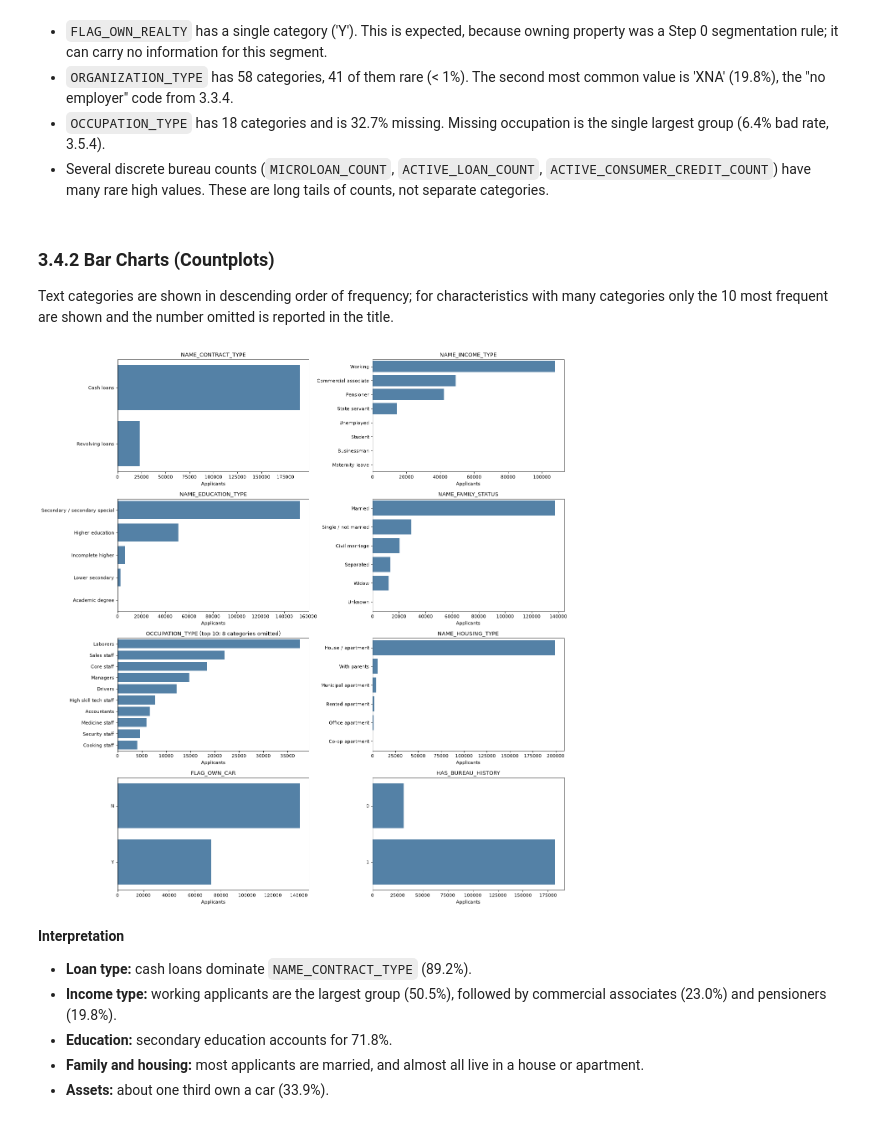
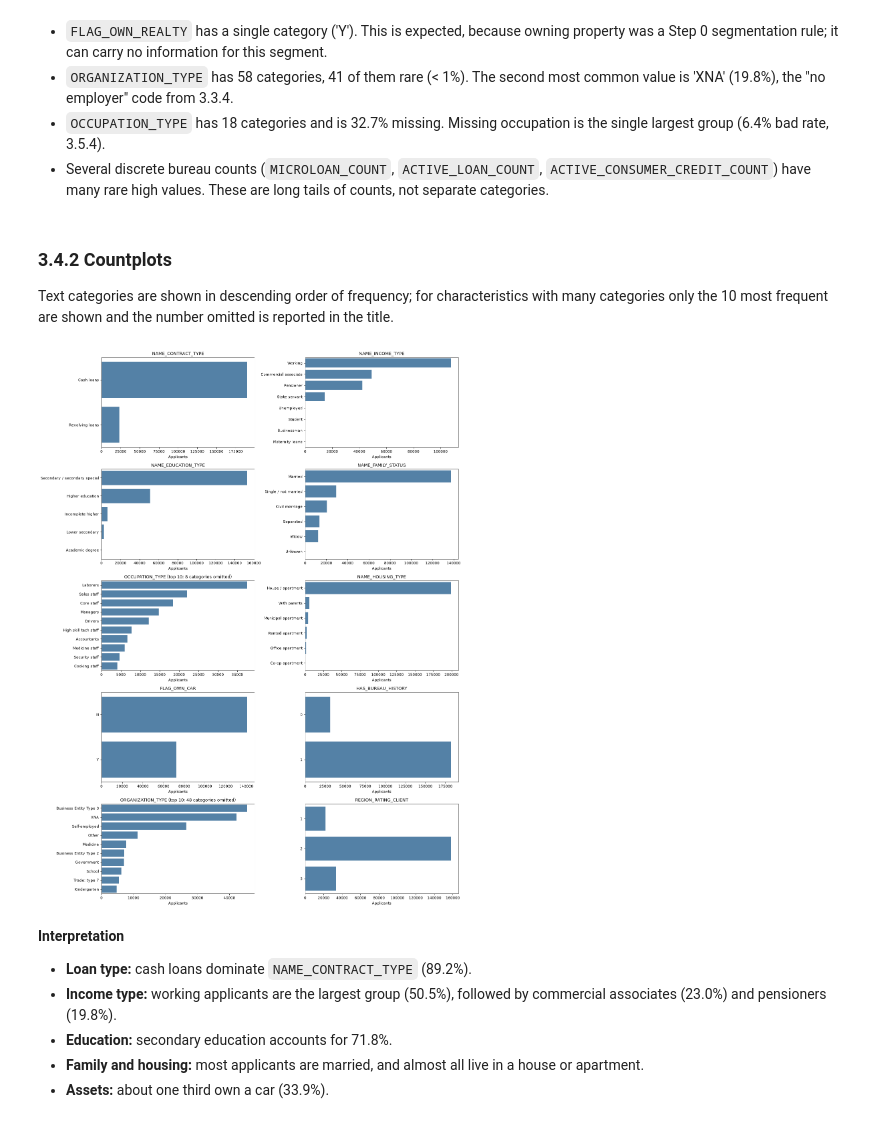
Before and after one commit to LeeLinWang/faproject, a Jupyter notebook: 03_EDA.ipynb, the cells around one changed output. Saved outputs shown, nothing was run; the diff lists cells and outputs as text; code cells hidden in the pictures.

```diff
--- a/03_EDA.ipynb
+++ b/03_EDA.ipynb
@@ -1100,33 +1125,35 @@ Characteristics profiled: 76
 - `OCCUPATION_TYPE` has 18 categories and is 32.7% missing. Missing occupation is the single largest group (6.4% bad rate, 3.5.4).
 - Several discrete bureau counts (`MICROLOAN_COUNT`, `ACTIVE_LOAN_COUNT`, `ACTIVE_CONSUMER_CREDIT_COUNT`) have many rare high values. These are long tails of counts, not separate categories.
 # %% [markdown]
-### 3.4.2 Bar Charts (Countplots)
+### 3.4.2 Countplots
+
 Text categories are shown in descending order of frequency; for characteristics with many categories only the 10 most frequent are shown and the number omitted is reported in the title.
 # %%
 count_vars = ['NAME_CONTRACT_TYPE', 'NAME_INCOME_TYPE', 'NAME_EDUCATION_TYPE', 'NAME_FAMILY_STATUS',
-              'OCCUPATION_TYPE', 'NAME_HOUSING_TYPE', 'FLAG_OWN_CAR', 'HAS_BUREAU_HISTORY']
+              'OCCUPATION_TYPE', 'NAME_HOUSING_TYPE', 'FLAG_OWN_CAR', 'HAS_BUREAU_HISTORY',
+              'ORGANIZATION_TYPE', 'REGION_RATING_CLIENT']
 max_shown = 10
 
 row_count = int(np.ceil(len(count_vars) / 2))
 fig, axes = plt.subplots(ncols=2, nrows=row_count, figsize=(16, 4.2 * row_count))
 
 for axis, var in zip(fig.axes, count_vars):
     counts = df[var].value_counts()
     order = counts.index[:max_shown]
     omitted = len(counts) - len(order)
     if pd.api.types.is_numeric_dtype(df[var]):
         order = sorted(order)
     shown = df.loc[df[var].isin(order), var]  # temporary selection for plotting
     sns.countplot(ax=axis, y=shown.astype(str), order=[str(o) for o in order], color='steelblue')
     title = var if omitted == 0 else f'{var} (top {max_shown}; {omitted} categories omitted)'
     axis.set_title(title)
     axis.set_xlabel('Applicants')
     axis.set_ylabel('')
 
 plt.tight_layout()
 plt.show()
 # %% [output]
-[figure, old version]
+[figure, new version]
 # %% [markdown]
 **Interpretation**
 
```
Also changed, not shown: parts of 82 cells of this notebook.
